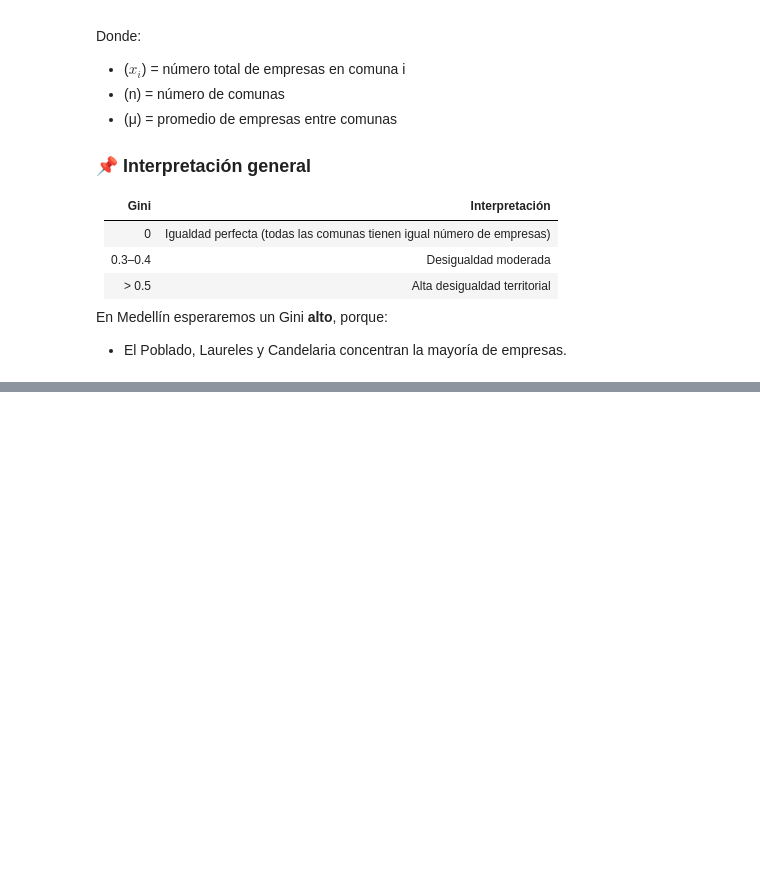
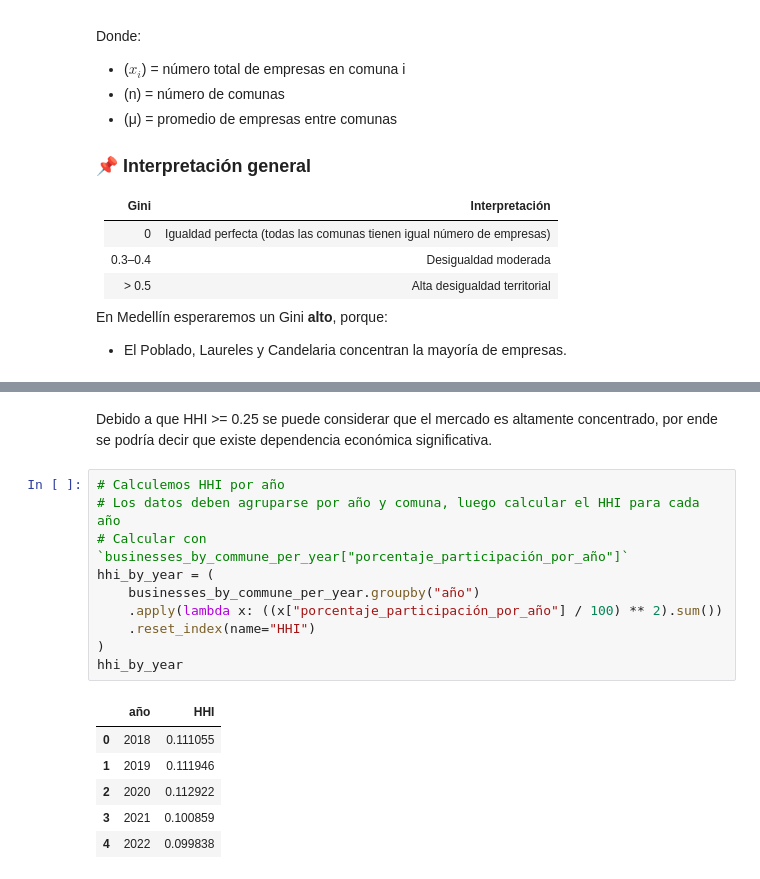
Before and after one commit to smaje99/diploma-in-data-analytics-in-business-management-unir, a Jupyter notebook: medellin-business-landscape/medellin-business-landscape.ipynb, the cells around one changed output, grey strips where cells are left out. Drawn from its saved outputs; the diff is of its cells as text; blank space fills up the shorter version.

```diff
--- a/medellin-business-landscape/medellin-business-landscape.ipynb
+++ b/medellin-business-landscape/medellin-business-landscape.ipynb
@@ -757,0 +767,19 @@ En Medellín esperaremos un Gini **alto**, porque:
+# %% [markdown]
+Debido a que HHI >= 0.25 se puede considerar que el mercado es altamente concentrado, por ende se podría decir que existe dependencia económica significativa.
+# %%
+# Calculemos HHI por año
+# Los datos deben agruparse por año y comuna, luego calcular el HHI para cada año
+# Calcular con `businesses_by_commune_per_year["porcentaje_participación_por_año"]`
+hhi_by_year = (
+    businesses_by_commune_per_year.groupby("año")
+    .apply(lambda x: ((x["porcentaje_participación_por_año"] / 100) ** 2).sum())
+    .reset_index(name="HHI")
+)
+hhi_by_year
+# %% [output]
+|  | año | HHI |
+| 0 | 2018 | 0.111055 |
+| 1 | 2019 | 0.111946 |
+| 2 | 2020 | 0.112922 |
+| 3 | 2021 | 0.100859 |
+| 4 | 2022 | 0.099838 |
```
Also changed, not shown: parts of 10 cells of this notebook, 1 other file.
